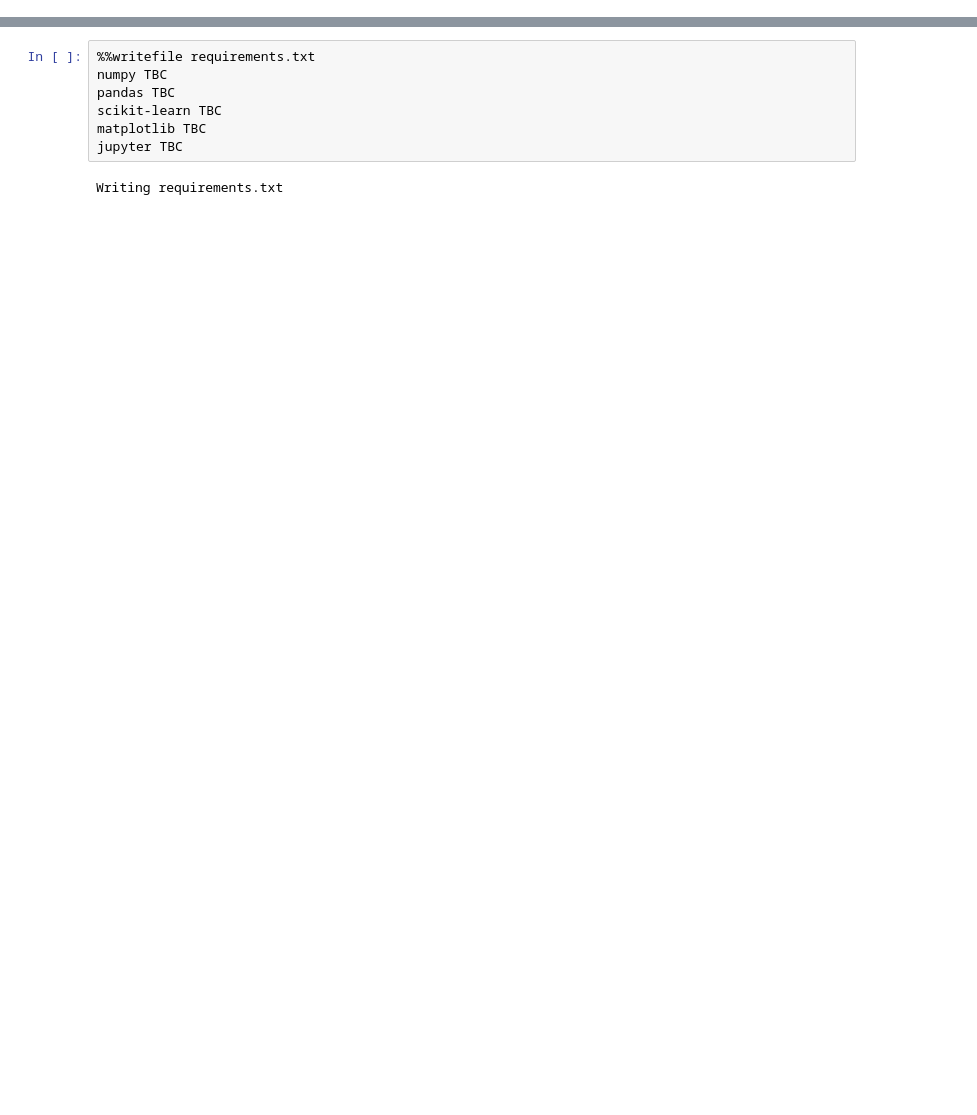
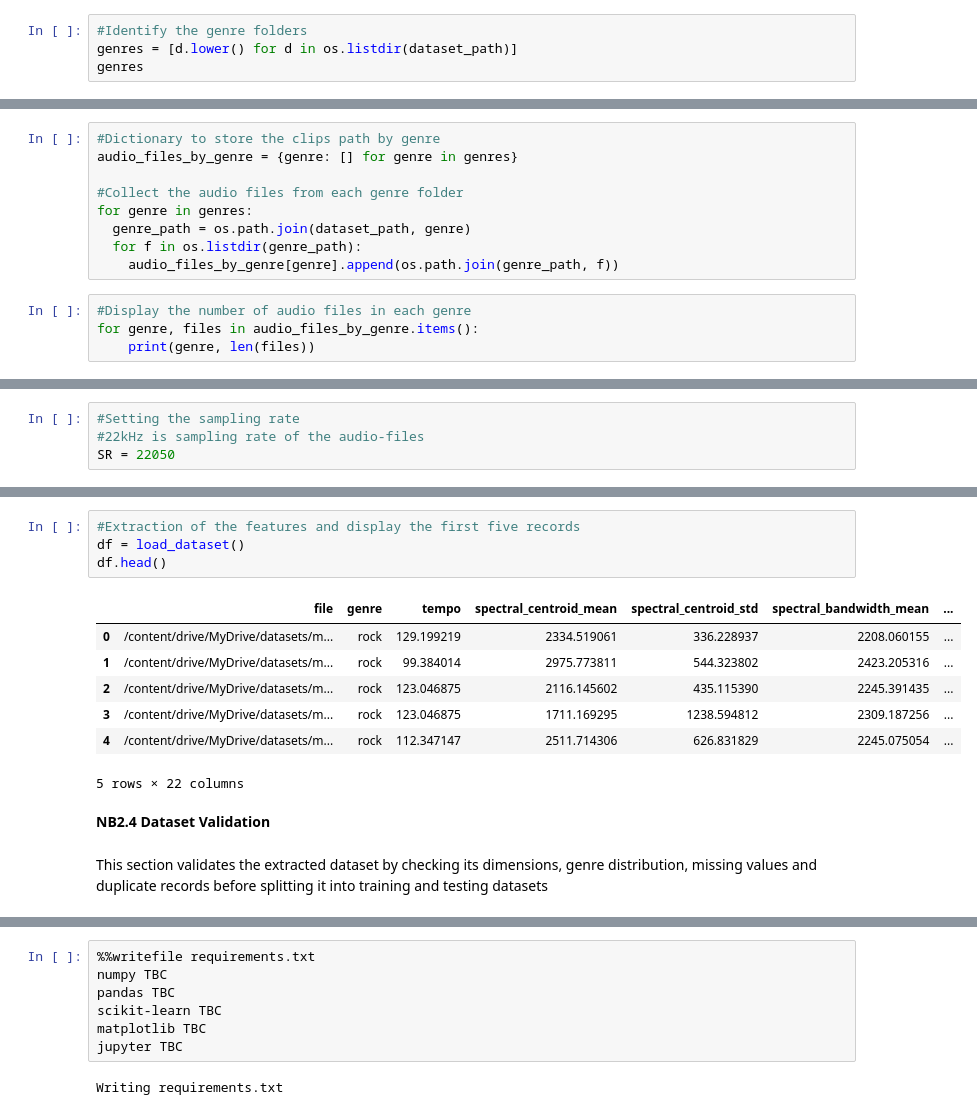
Before and after one commit to hoseking86/GTZAN-Assignment2, a Jupyter notebook: GTZAN_Assignment2.ipynb, the cells around one changed output, grey strips where cells are left out. Cells and saved outputs as stored; diff of their text form; blank space fills up the shorter version.

Commit message:
Initial commit: Set up GTZAN dataset loading and validation 18/11/2026 22:00

```diff
--- a/GTZAN_Assignment2.ipynb
+++ b/GTZAN_Assignment2.ipynb
@@ -2,0 +33,4 @@
+# %%
+#Identify the genre folders
+genres = [d.lower() for d in os.listdir(dataset_path)]
+genres
@@ -2,0 +48,13 @@
+# %%
+#Dictionary to store the clips path by genre
+audio_files_by_genre = {genre: [] for genre in genres}
+
+#Collect the audio files from each genre folder
+for genre in genres:
+  genre_path = os.path.join(dataset_path, genre)
+  for f in os.listdir(genre_path):
+    audio_files_by_genre[genre].append(os.path.join(genre_path, f))
+# %%
+#Display the number of audio files in each genre
+for genre, files in audio_files_by_genre.items():
+    print(genre, len(files))
@@ -2,0 +76,4 @@
+# %%
+#Setting the sampling rate
+#22kHz is sampling rate of the audio-files
+SR = 22050
@@ -2,0 +134,16 @@
+# %%
+#Extraction of the features and display the first five records
+df = load_dataset()
+df.head()
+# %% [output]
+|  | file | genre | tempo | spectral_centroid_mean | spectral_centroid_std | spectral_bandwidth_mean | ... |
+| 0 | /content/drive/MyDrive/datasets/m... | rock | 129.199219 | 2334.519061 | 336.228937 | 2208.060155 | ... |
+| 1 | /content/drive/MyDrive/datasets/m... | rock | 99.384014 | 2975.773811 | 544.323802 | 2423.205316 | ... |
+| 2 | /content/drive/MyDrive/datasets/m... | rock | 123.046875 | 2116.145602 | 435.115390 | 2245.391435 | ... |
+| 3 | /content/drive/MyDrive/datasets/m... | rock | 123.046875 | 1711.169295 | 1238.594812 | 2309.187256 | ... |
+| 4 | /content/drive/MyDrive/datasets/m... | rock | 112.347147 | 2511.714306 | 626.831829 | 2245.075054 | ... |
+5 rows × 22 columns
+# %% [markdown]
+**NB2.4 Dataset Validation**
+# %% [markdown]
+This section validates the extracted dataset by checking its dimensions, genre distribution, missing values and duplicate records before splitting it into training and testing datasets
```
Also changed, not shown: parts of 29 cells of this notebook.
